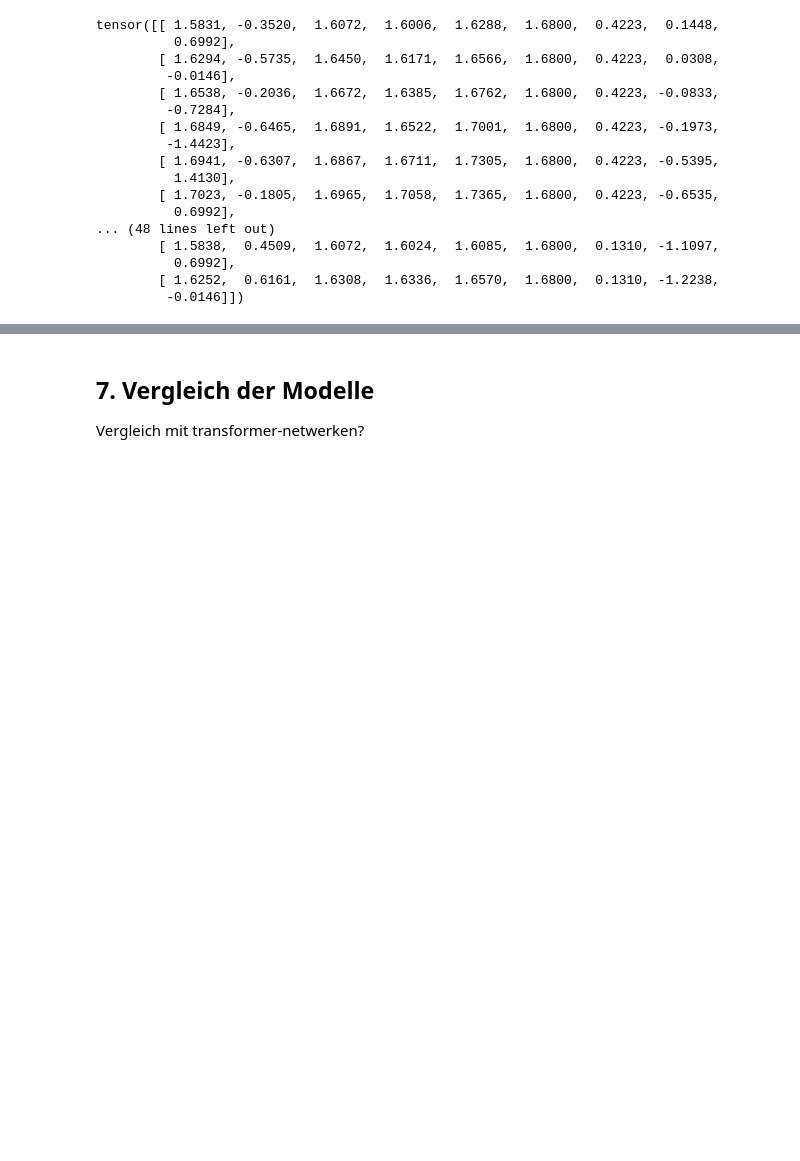
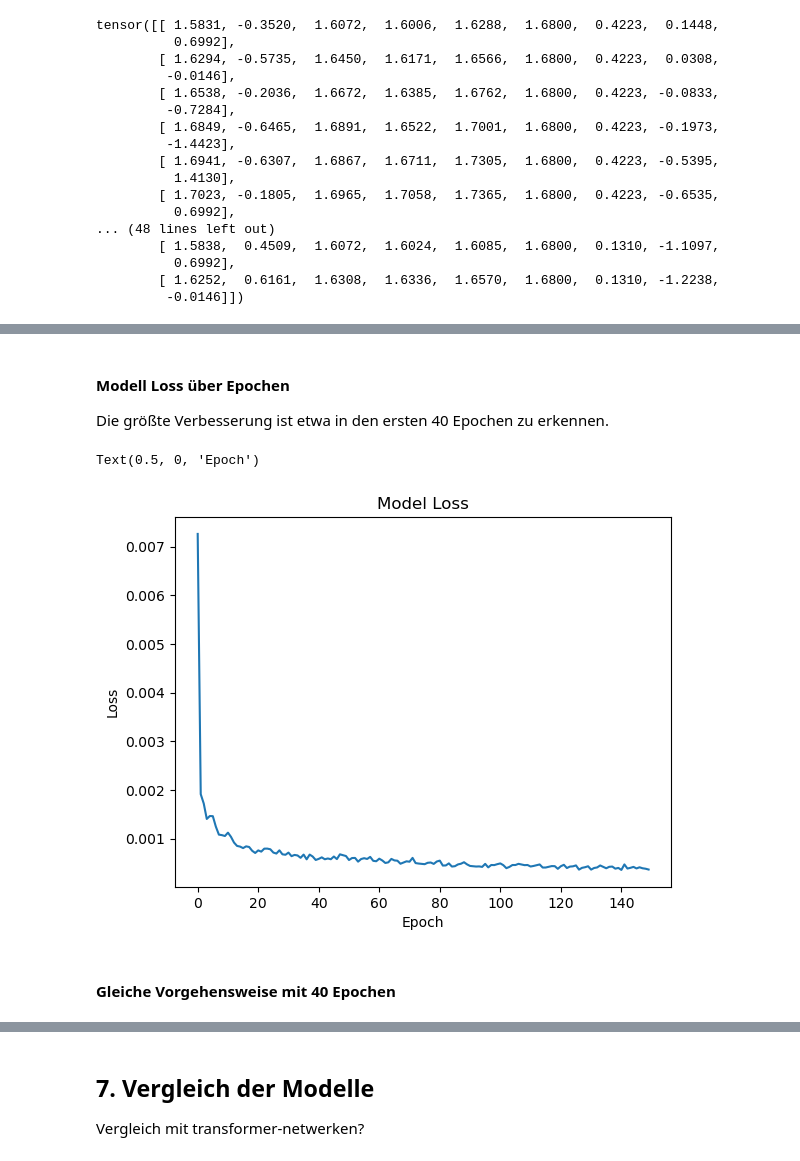
Before and after one commit to TTomczek/DL-Time-Series-Forecasting-With-RNNs, a Jupyter notebook: ausarbeitung.ipynb, the cells around one changed output, grey strips where cells are left out. Saved outputs shown, nothing was run; the diff lists cells and outputs as text; code cells hidden in the pictures; blank space fills up the shorter version.

Commit message:
LSTM RNN added, GRU RNN prepared

```diff
--- a/ausarbeitung.ipynb
+++ b/ausarbeitung.ipynb
@@ -430,0 +659,16 @@ Beispielmodelle Goldpreis oder Aktienpreis
+# %%
+regressor = Sequential()
+
+regressor.add(Bidirectional(LSTM(units=50, return_sequences=True, input_shape=(train_data.shape[1], 1))))
+regressor.add(Dropout(0.1))
+
+regressor.add(Bidirectional(LSTM(units=60, return_sequences=True)))
+regressor.add(Dropout(0.1))
+
+regressor.add(Bidirectional(LSTM(units=80, return_sequences=True)))
+regressor.add(Dropout(0.2))
+
+regressor.add(Bidirectional(LSTM(units=120)))
+regressor.add(Dropout(0.2))
+
+regressor.add(Dense(units=1))
@@ -430,0 +680,2 @@ Beispielmodelle Goldpreis oder Aktienpreis
+# %%
+regressor.compile(optimizer='adam', loss=tf.keras.losses.MeanSquaredError())
@@ -430,0 +771,13 @@ Beispielmodelle Goldpreis oder Aktienpreis
+# %% [markdown]
+#### Modell Loss über Epochen
+Die größte Verbesserung ist etwa in den ersten 40 Epochen zu erkennen.
+# %%
+plt.plot(history.history['loss'])
+plt.title('Model Loss')
+plt.ylabel('Loss')
+plt.xlabel('Epoch')
+# %% [output]
+Text(0.5, 0, 'Epoch')
+[figure, added]
+# %% [markdown]
+#### Gleiche Vorgehensweise mit 40 Epochen
```
Also changed, not shown: parts of 40 cells of this notebook.
